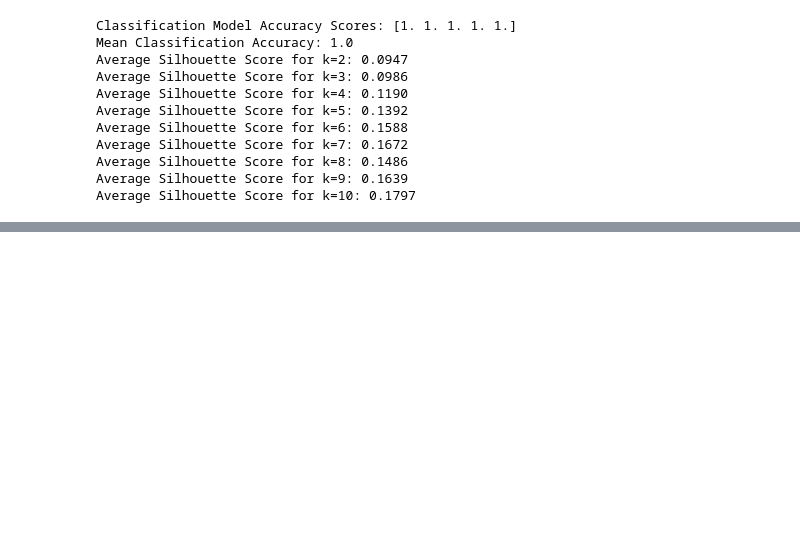
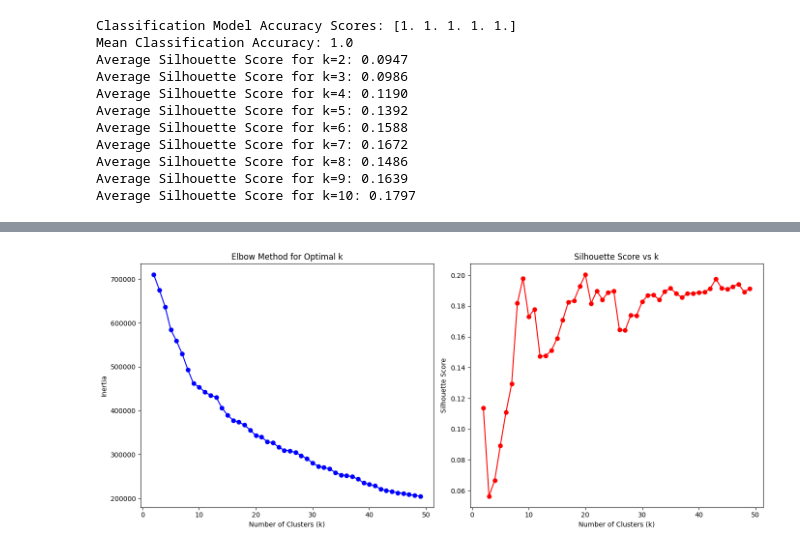
Before and after one commit to jingyunn/SC5002-Assignment-2, a Jupyter notebook: mushroom .ipynb, the cells around one changed output, grey strips where cells are left out. Drawn from its saved outputs; the diff is of its cells as text; code cells hidden in the pictures; blank space fills up the shorter version.

```diff
--- a/mushroom .ipynb
+++ b/mushroom .ipynb
@@ -257,0 +254,18 @@ Average Silhouette Score for k=10: 0.1797
+# %%
+# PCA compresses the data into a lower-dimensional,
+# denser space — better suited for Euclidean distance.
+from sklearn.decomposition import PCA
+from sklearn.cluster import KMeans
+from sklearn.metrics import silhouette_score
+
+# Apply PCA to reduce dimensionality
+pca = PCA(n_components=10)  # Try adjusting this number
+X_pca = pca.fit_transform(X_scaled)
+
+# Apply K-Means on PCA-transformed data
+kmeans = KMeans(n_clusters=10, random_state=42, n_init=20)
+labels = kmeans.fit_predict(X_pca)
+
+# Evaluate with silhouette score
+score = silhouette_score(X_pca, labels)
+print(f"Silhouette Score after PCA: {score:.4f}")
@@ -257,0 +351,51 @@ Average Silhouette Score for k=10: 0.1797
+# %%
+# Import necessary libraries
+import numpy as np
+import matplotlib.pyplot as plt
+from sklearn.cluster import KMeans
+from sklearn.metrics import silhouette_score
+
+# Define range of k values to test [wider range, 2 - 50]
+k_values = range(2, 50)
+
+# Store results for evaluation
+inertias = []
+silhouette_scores = {}
+
+# Section 1: Running K-Means with different k values and fixed random state value of 42
+print("Running K-Means with different k values...\n")
+
+for k in k_values:
+    kmeans = KMeans(n_clusters=k, init='k-means++', random_state=42)
+    labels = kmeans.fit_predict(X_scaled)
+
+    # Store inertia (used for Elbow Method)
+    inertias.append(kmeans.inertia_)
+
+    # Store silhouette score
+    silhouette_scores[k] = silhouette_score(X_scaled, labels)
+
+    print(f"k = {k} | Inertia: {kmeans.inertia_:.2f} | Silhouette Score: {silhouette_scores[k]:.4f}")
+
+# Section 2: Evaluating K-Means results
+print("\nEvaluating K-Means clustering performance...\n")
+
+# Plot Elbow Method graph (Inertia vs k)
+plt.figure(figsize=(14, 6))
+
+plt.subplot(1, 2, 1)
+plt.plot(k_values, inertias, 'bo-')
+plt.xlabel("Number of Clusters (k)")
+plt.ylabel("Inertia")
+plt.title("Elbow Method for Optimal k")
+
+# Plot Silhouette Score vs k
+plt.subplot(1, 2, 2)
+plt.plot(k_values, list(silhouette_scores.values()), 'ro-')
+plt.xlabel("Number of Clusters (k)")
+plt.ylabel("Silhouette Score")
+plt.title("Silhouette Score vs k")
+
+plt.tight_layout()
+plt.show()
+# %% [output]
@@ -257,0 +419 @@ Average Silhouette Score for k=10: 0.1797
+[figure, added]
```
Also changed, not shown: parts of 10 cells of this notebook, 1 other file.
